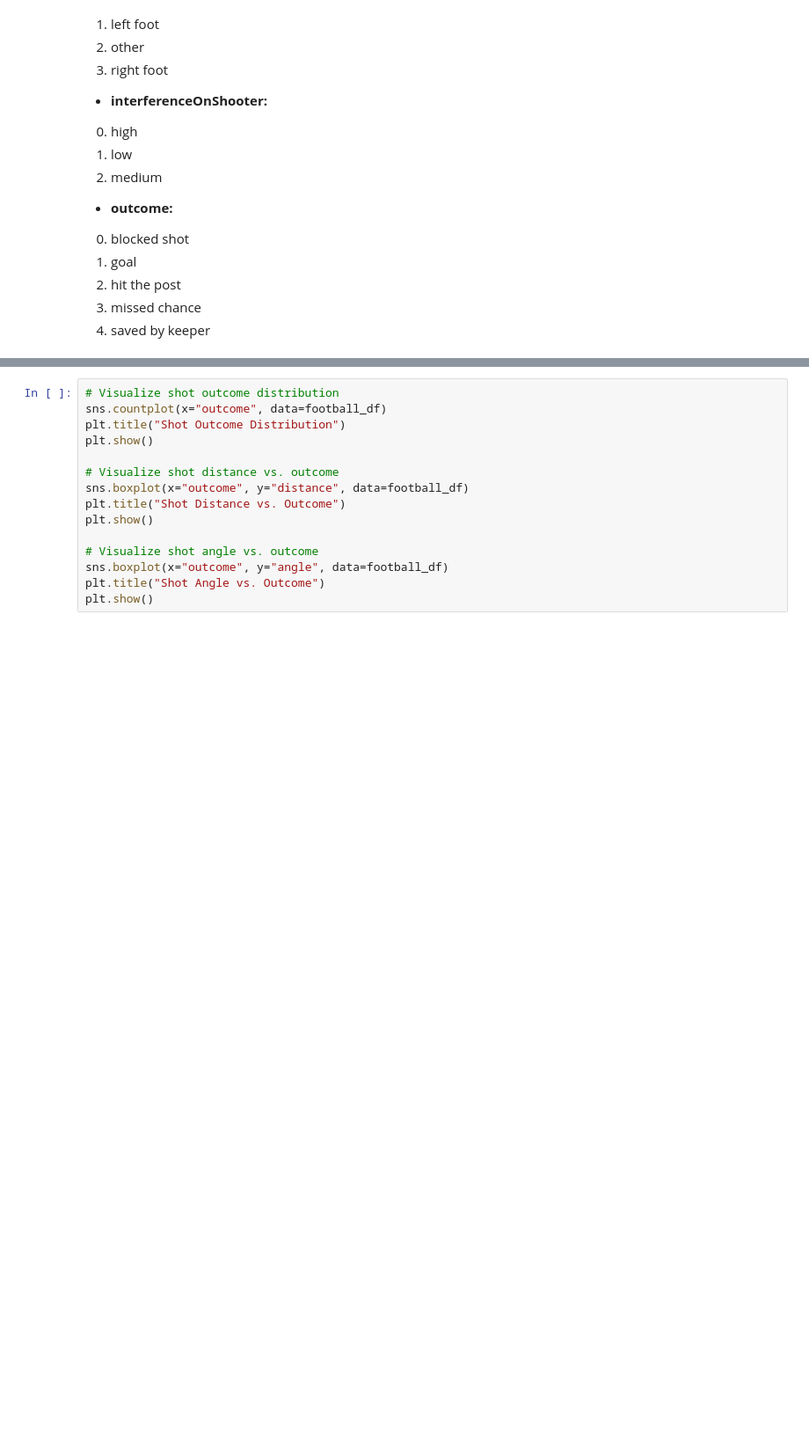
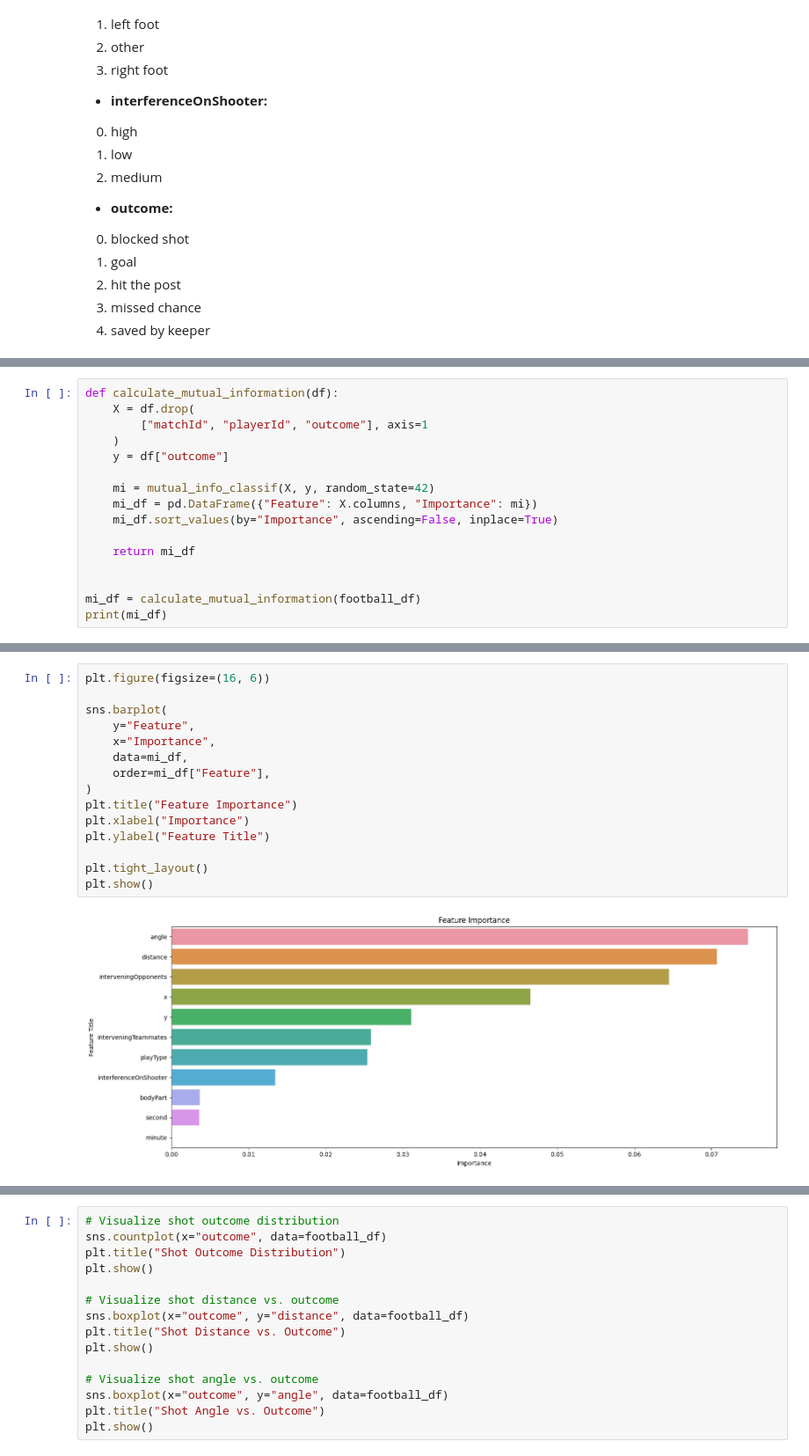
Before and after one commit to SoheilHajianManesh/Data-Sciense-Course-Projects, a Jupyter notebook: CA5/CA5.ipynb, the cells around one changed output, grey strips where cells are left out. Shown at 88% size. Saved outputs shown, nothing was run; the diff lists cells and outputs as text; blank space fills up the shorter version.

Commit message:
complete feature importancy part of football dataset

```diff
--- a/CA5/CA5.ipynb
+++ b/CA5/CA5.ipynb
@@ -291,0 +269,16 @@ Accuracy: 0.3614390106801574
+# %%
+def calculate_mutual_information(df):
+    X = df.drop(
+        ["matchId", "playerId", "outcome"], axis=1
+    )
+    y = df["outcome"]
+
+    mi = mutual_info_classif(X, y, random_state=42)
+    mi_df = pd.DataFrame({"Feature": X.columns, "Importance": mi})
+    mi_df.sort_values(by="Importance", ascending=False, inplace=True)
+
+    return mi_df
+
+
+mi_df = calculate_mutual_information(football_df)
+print(mi_df)
@@ -291,0 +298,17 @@ Accuracy: 0.3614390106801574
+# %%
+plt.figure(figsize=(16, 6))
+
+sns.barplot(
+    y="Feature",
+    x="Importance",
+    data=mi_df,
+    order=mi_df["Feature"],
+)
+plt.title("Feature Importance")
+plt.xlabel("Importance")
+plt.ylabel("Feature Title")
+
+plt.tight_layout()
+plt.show()
+# %% [output]
+[figure, added]
```
Also changed, not shown: parts of 7 cells of this notebook.
